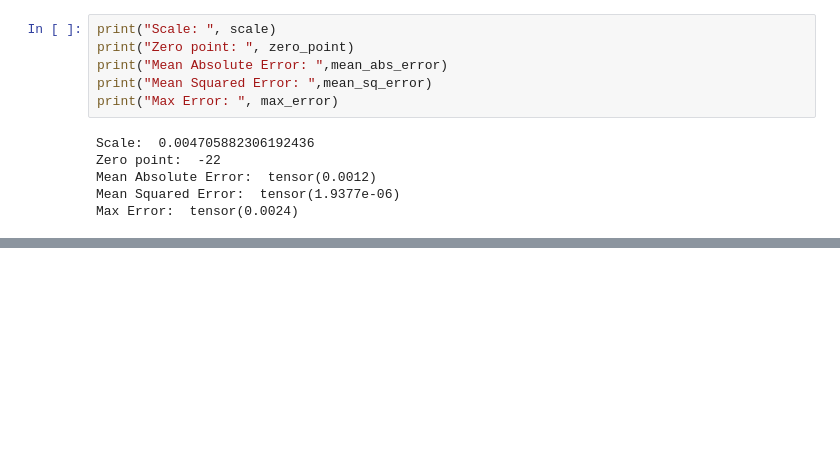
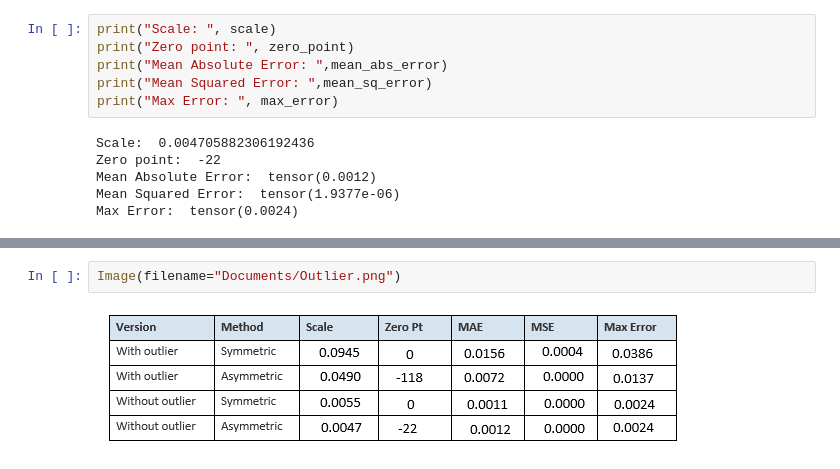
Before and after one commit to VEDHA-SREE-G/AIML-Assessment, a Jupyter notebook: Module-3/onboarding-quantization/Vedha-Sree-G/task_03_symmetric_asymmetric.ipynb.ipynb, the cells around one changed output, grey strips where cells are left out. Cells and saved outputs as stored; diff of their text form; blank space fills up the shorter version.

```diff
--- a/Module-3/onboarding-quantization/Vedha-Sree-G/task_03_symmetric_asymmetric.ipynb.ipynb
+++ b/Module-3/onboarding-quantization/Vedha-Sree-G/task_03_symmetric_asymmetric.ipynb.ipynb
@@ -334,0 +336,4 @@ Max Error:  tensor(0.0024)
+# %%
+Image(filename="Documents/Outlier.png")
+# %% [output]
+[figure, added]
```
Also changed, not shown: parts of 4 cells of this notebook.
